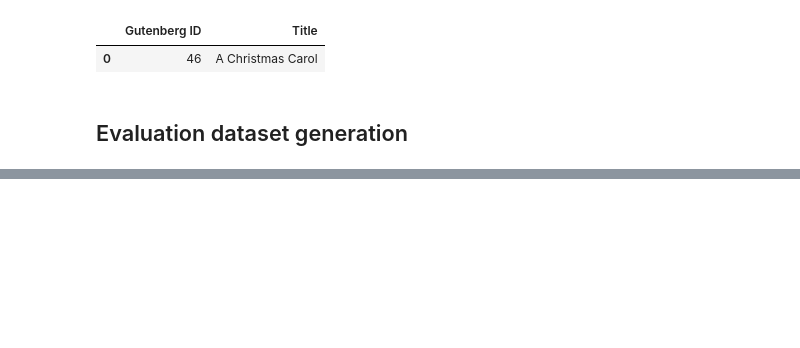
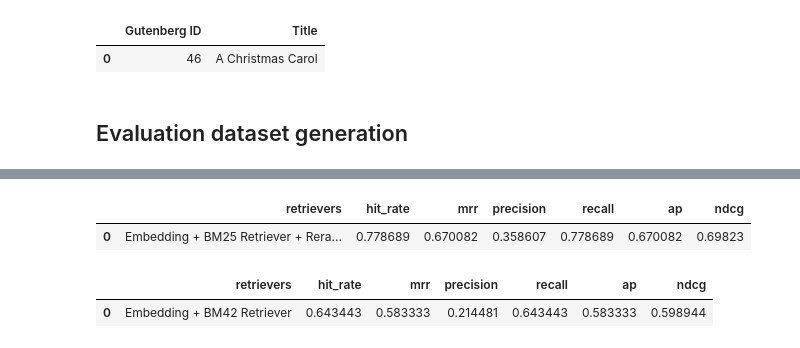
Before and after one commit to hmnguyen1067/Charles-Dicken-QA-chatbot, a Jupyter notebook: notebooks/ingestion.ipynb, the cells around one changed output, grey strips where cells are left out. Drawn from its saved outputs; the diff is of its cells as text; code cells hidden in the pictures; blank space fills up the shorter version.

```diff
--- a/notebooks/ingestion.ipynb
+++ b/notebooks/ingestion.ipynb
@@ -176,0 +319,13 @@ latest_dataset.to_dataframe()
+# %%
+similarity_top_k = 3
+reranker = SentenceTransformerRerank(
+    model="cross-encoder/ms-marco-MiniLM-L4-v2", top_n=similarity_top_k
+)
+# %%
+embedding_retriever = create_embedding_retriever(
+    nodes,
+    storage_context=storage_context,
+    embed_model=embed_model,
+    similarity_top_k=similarity_top_k,
+)
+embedding_retriever_results = await retrieval_results(embedding_retriever, qa_dataset)
@@ -176,0 +350,7 @@ latest_dataset.to_dataframe()
+# %%
+embedding_bm25_retriever_rerank = EmbeddingBM25RerankerRetriever(
+    embedding_retriever, bm25_retriever, reranker=reranker
+)
+embedding_bm25_retriever_rerank_results = await retrieval_results(
+    embedding_bm25_retriever_rerank, qa_dataset
+)
@@ -176,0 +375,8 @@ latest_dataset.to_dataframe()
+# %%
+display_results(
+    "Embedding + BM25 Retriever + Reranker",
+    embedding_bm25_retriever_rerank_results,
+)
+# %% [output]
+|  | retrievers | hit_rate | mrr | precision | recall | ap | ndcg |
+| 0 | Embedding + BM25 Retriever + Rera... | 0.778689 | 0.670082 | 0.358607 | 0.778689 | 0.670082 | 0.69823 |
@@ -176,0 +394,8 @@ latest_dataset.to_dataframe()
+# %%
+display_results(
+    "Embedding + BM42 Retriever",
+    bm42_retriever_results,
+)
+# %% [output]
+|  | retrievers | hit_rate | mrr | precision | recall | ap | ndcg |
+| 0 | Embedding + BM42 Retriever | 0.643443 | 0.583333 | 0.214481 | 0.643443 | 0.583333 | 0.598944 |
```
Also changed, not shown: parts of 44 cells of this notebook.
